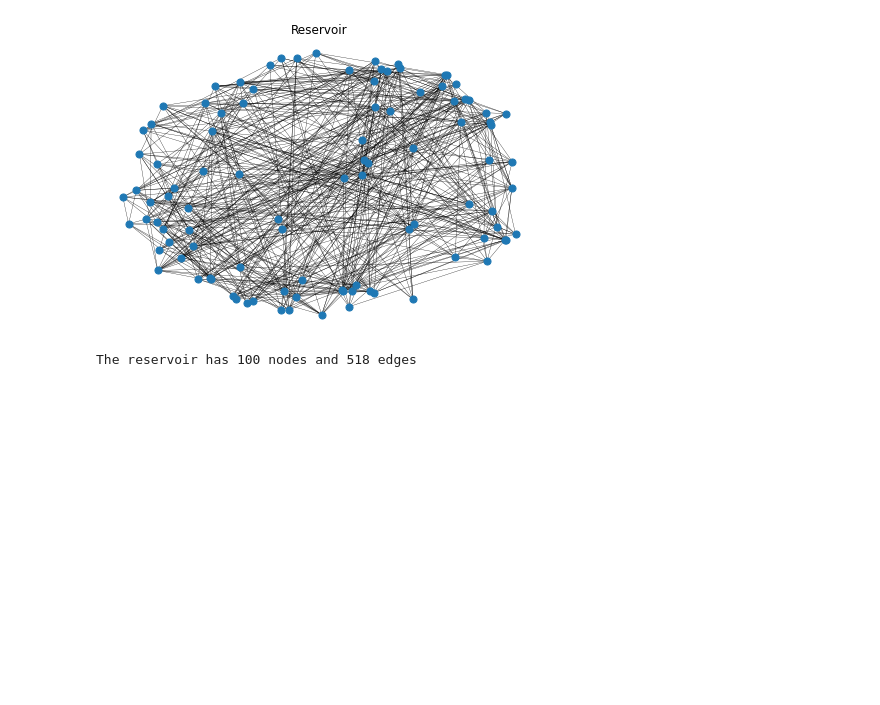
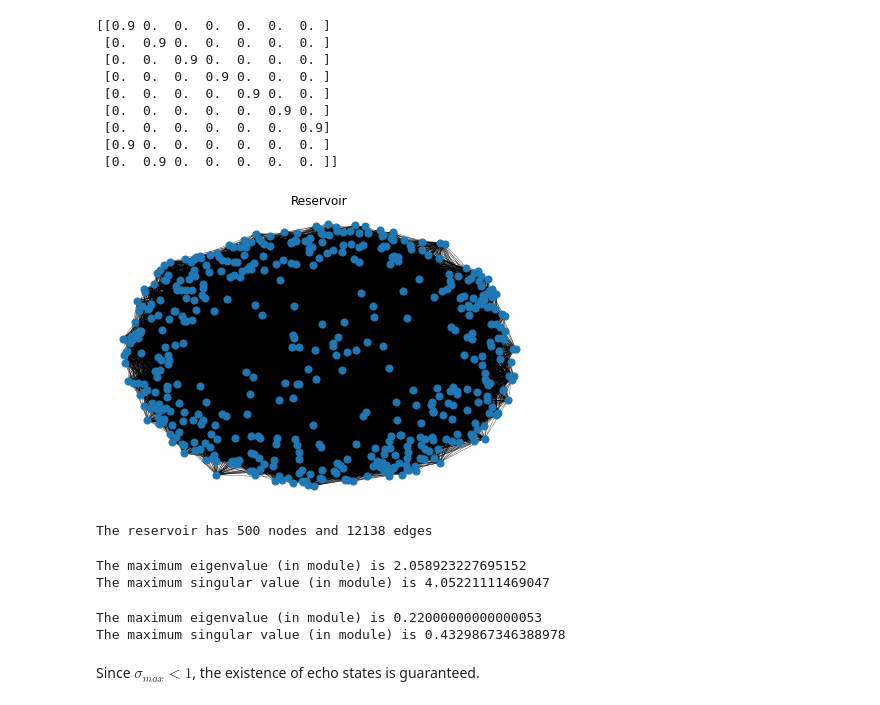
Before and after one commit to ArnauNaval/TFG_ReservoirComputing, a Jupyter notebook: Reservoir.ipynb, the cells around one changed output. Cells and saved outputs as stored; diff of their text form; code cells hidden in the pictures; blank space fills up the shorter version.

Commit message:
reservoir working with small data input (108 input nodes and 9 output nodes), bad prediction

```diff
--- a/Reservoir.ipynb
+++ b/Reservoir.ipynb
@@ -6,3 +7,9 @@ import random
 import scipy.linalg
 from sklearn.linear_model import LinearRegression
 from sklearn.metrics import mean_squared_error
+# %%
+#### Import data
+data = pd.read_csv("data.csv")
+print(data['t1'])
+data = np.asarray(data)
+print(f'Total of {data.shape[0]} inputs in {data.shape[1]} tests' )
@@ -78,47 +261,66 @@ Network = Network()
 # Define the parameters
 ########################
 
-Network.T = 300
-Network.n_min = 100
-Network.K = 1
-Network.N = 100
-Network.L = 1
+Network.T = 7
+Network.n_min = 2
+Network.K = 108
+Network.N = 500
+Network.L = 9
 
-Network.u = np.sin(np.arange(Network.T)/5)
-Network.y_teach = 0.5*Network.u**7
+Network.u = data
+Network.y_teach = np.zeros([Network.L,Network.T])
+for i in range(Network.y_teach.shape[0]):
+    Network.y_teach[i][i%Network.y_teach.shape[1]] = 0.9
+print(Network.y_teach)
 
-Network.f = "tanh"
-Network.f_out = "tanh"
 Network.initial_state = np.ones(Network.N)
 
 
-Network.W_in = random.choices([-1,1], k=Network.N*Network.K)
-Network.W_in = np.asarray(Network.W_in)
+Network.W_in = np.random.choice(np.array([-5,5]), size=(Network.N, Network.K))
+Network.W_back = np.random.choice([0,0.1,-0.1], size=(Network.N, Network.L), p=[0.8, 0.1, 0.1])
+
+Network.non_null_matrices = ["W_in","W_back"]
 
 
 
 ########################
 # Reservoir
 ########################
 
 Network.W = np.zeros([Network.N,Network.N]) #adjacency matrix
 
 for i in np.arange(Network.N):
     for j in np.arange(Network.N):
         p = np.random.uniform()
         if 0<= p <0.025:
             Network.W[i,j] = 0.4
 
         elif 0.025 <= p <0.05:
             Network.W[i,j] = -0.4
 
 
 G=nx.from_numpy_matrix(Network.W)
 nx.draw(G, pos=nx.spring_layout(G), width = 0.3, node_size=50)
 plt.title('Reservoir')
 plt.show()
 
 print('The reservoir has {} nodes and {} edges'.format(G.number_of_nodes(), G.number_of_edges()))
 # %% [output]
+[[0.9 0.  0.  0.  0.  0.  0. ]
+ [0.  0.9 0.  0.  0.  0.  0. ]
+ [0.  0.  0.9 0.  0.  0.  0. ]
+ [0.  0.  0.  0.9 0.  0.  0. ]
+ [0.  0.  0.  0.  0.9 0.  0. ]
+ [0.  0.  0.  0.  0.  0.9 0. ]
+ [0.  0.  0.  0.  0.  0.  0.9]
+ [0.9 0.  0.  0.  0.  0.  0. ]
+ [0.  0.9 0.  0.  0.  0.  0. ]]
-[figure, old version]
+[figure, new version]
-The reservoir has 100 nodes and 518 edges
+The reservoir has 500 nodes and 12138 edges
+# %%
+print("The maximum eigenvalue (in module) is {}".format(max(abs(scipy.linalg.eigvals(Network.W)))))
+_,s,_ = scipy.linalg.svd(Network.W)
+print("The maximum singular value (in module) is {}".format(s[0]))
+# %% [output]
+The maximum eigenvalue (in module) is 2.058923227695152
+The maximum singular value (in module) is 4.05221111469047
@@ -125 +330,10 @@ The reservoir has 100 nodes and 518 edges
+# %%
+print("The maximum eigenvalue (in module) is {}".format(max(abs(scipy.linalg.eigvals(Network.W)))))
+_,s,_ = scipy.linalg.svd(Network.W)
+print("The maximum singular value (in module) is {}".format(s[0]))
+# %% [output]
+The maximum eigenvalue (in module) is 0.22000000000000053
+The maximum singular value (in module) is 0.4329867346388978
+# %% [markdown]
+Since $\sigma_{max}<1$, the existence of echo states is guaranteed.
 # %%
```
Also changed, not shown: parts of 11 cells of this notebook, 1 other file.
